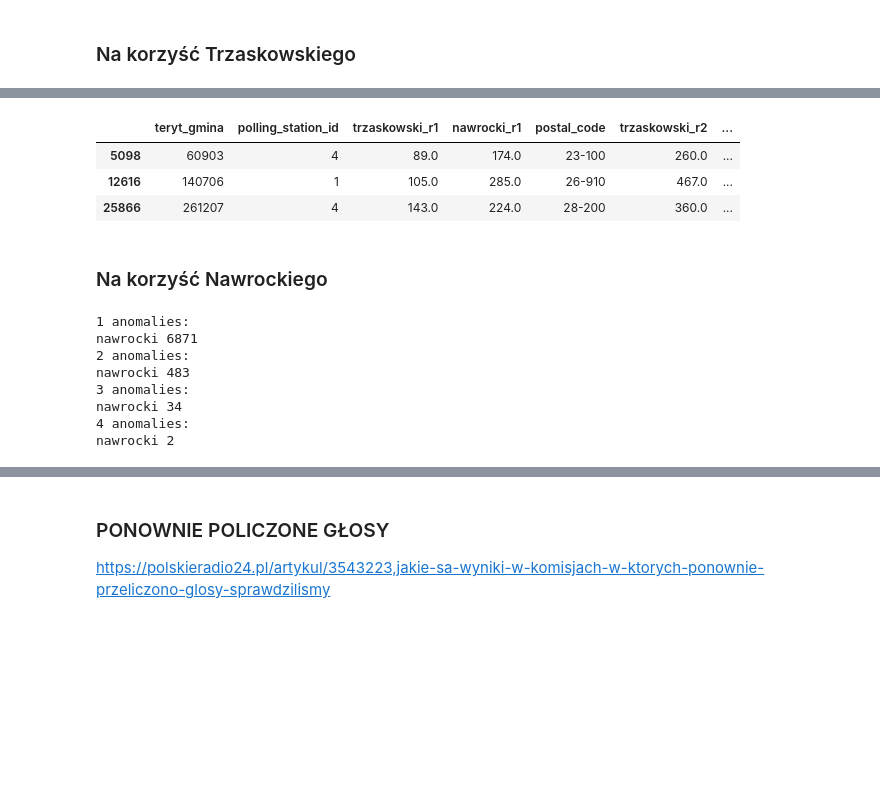
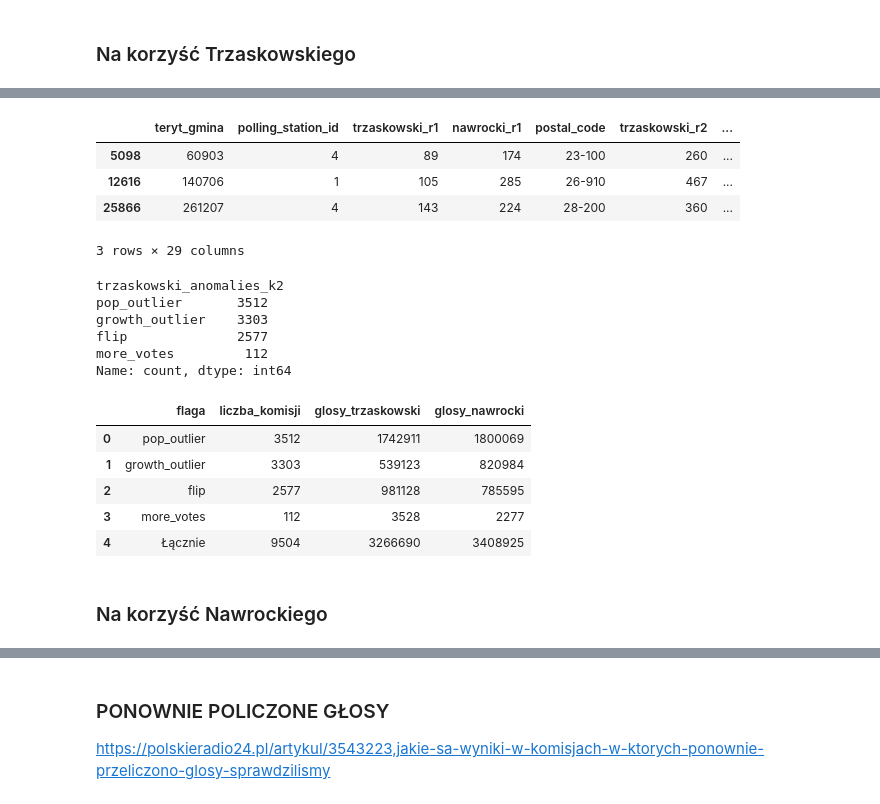
Before and after one commit to ijaniszewski/electoral-anomalies, a Jupyter notebook: kontek.ipynb, the cells around one changed output, grey strips where cells are left out. Cells and saved outputs as stored; diff of their text form; code cells hidden in the pictures; blank space fills up the shorter version.

```diff
--- a/kontek.ipynb
+++ b/kontek.ipynb
@@ -395,0 +351,19 @@ To są rzeczywiście bardzo podejrzane przypadki i o takich przypadkach powinni
+# %%
+def detect_anomalies(df, cand, k):
+    k_str = str(k).replace('.', '_')
+    col_name = f"{cand}_anomalies_k{k_str}"
+
+    conditions = [
+        (df[f"{cand}_more_votes"], "more_votes"),
+        (df[f"{cand}_flip"], "flip"),
+        (df[f"{cand}_k_score_2"] >= k, "growth_outlier"),
+        (df[f"{cand}_k_score_1"] >= k, "pop_outlier"),
+    ]
+
+    # Fix: explicitly define dtype=object for future compatibility
+    df[col_name] = pd.Series([np.nan] * len(df), dtype="object")
+
+    for condition, label in conditions:
+        df.loc[condition & df[col_name].isna(), col_name] = label
+
+    return df
@@ -395,0 +389,5 @@ To są rzeczywiście bardzo podejrzane przypadki i o takich przypadkach powinni
+# %%
+k_values = [2, 2.5, 3]
+for k in k_values:
+    df = detect_anomalies(df, "trzaskowski", k)
+    df = detect_anomalies(df, "nawrocki", k)
@@ -396,8 +466,2 @@ To są rzeczywiście bardzo podejrzane przypadki i o takich przypadkach powinni
 # %% [markdown]
 ### Na korzyść Trzaskowskiego
-# %%
-df[cand_A + '_sum_anomalies'] = df[[
-    cand_A + '_anomaly_1',
-    cand_A + '_anomaly_2',
-    cand_A + '_anomaly_3',
-    cand_A + '_anomaly_4']].sum(axis=1)
@@ -416,0 +468,3 @@ trzaskowski 3
+# %%
+cand = "trzaskowski"
+k = 2
@@ -417,10 +494,34 @@ trzaskowski 3
 # %%
 # Komisje z wszystkimi czterma anomaliami
-df[df[cand_A + '_sum_anomalies']>=4]
+
+df_all_anomalies = get_commissions_with_all_anomalies(df, cand, k)
+df_all_anomalies
 # %% [output]
 |  | teryt_gmina | polling_station_id | trzaskowski_r1 | nawrocki_r1 | postal_code | trzaskowski_r2 | ... |
-| 5098 | 60903 | 4 | 89.0 | 174.0 | 23-100 | 260.0 | ... |
-| 12616 | 140706 | 1 | 105.0 | 285.0 | 26-910 | 467.0 | ... |
-| 25866 | 261207 | 4 | 143.0 | 224.0 | 28-200 | 360.0 | ... |
+| 5098 | 60903 | 4 | 89 | 174 | 23-100 | 260 | ... |
+| 12616 | 140706 | 1 | 105 | 285 | 26-910 | 467 | ... |
+| 25866 | 261207 | 4 | 143 | 224 | 28-200 | 360 | ... |
+3 rows × 29 columns
+# %%
+df.trzaskowski_anomalies_k2.value_counts()
+# %% [output]
+trzaskowski_anomalies_k2
+pop_outlier       3512
+growth_outlier    3303
+flip              2577
+more_votes         112
+Name: count, dtype: int64
+# %%
+# Próba odwzorowania tabelki z wynikami
+
+votes_impact_summary = summarize_anomaly_votes(df, cand, 2)
+votes_impact_summary
+# %% [output]
+|  | flaga | liczba_komisji | glosy_trzaskowski | glosy_nawrocki |
+| 0 | pop_outlier | 3512 | 1742911 | 1800069 |
+| 1 | growth_outlier | 3303 | 539123 | 820984 |
+| 2 | flip | 2577 | 981128 | 785595 |
+| 3 | more_votes | 112 | 3528 | 2277 |
+| 4 | Łącznie | 9504 | 3266690 | 3408925 |
 # %% [markdown]
 ### Na korzyść Nawrockiego
@@ -433,13 +527,0 @@ df[cand_B + '_sum_anomalies'] = df[[
-# %%
-for number_of_anomalies in [1,2,3,4]:
-    print(f"{number_of_anomalies} anomalies:")
-    print(cand_B, sum(df[cand_B + '_sum_anomalies']>=number_of_anomalies))
-# %% [output]
-1 anomalies:
-nawrocki 6871
-2 anomalies:
-nawrocki 483
-3 anomalies:
-nawrocki 34
-4 anomalies:
-nawrocki 2
```
Also changed, not shown: parts of 49 cells of this notebook, 4 other files.
